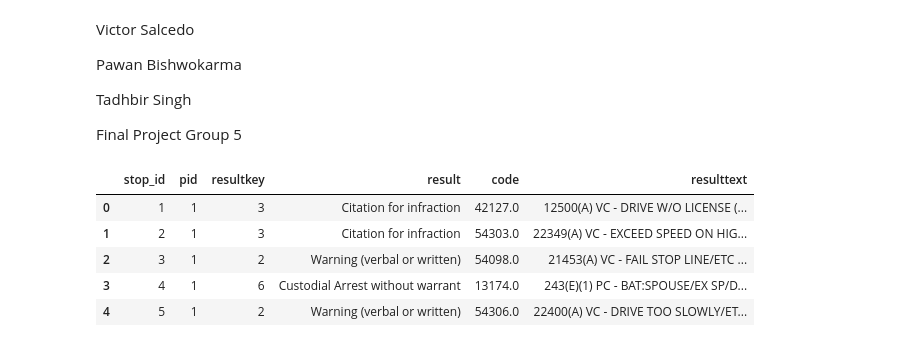
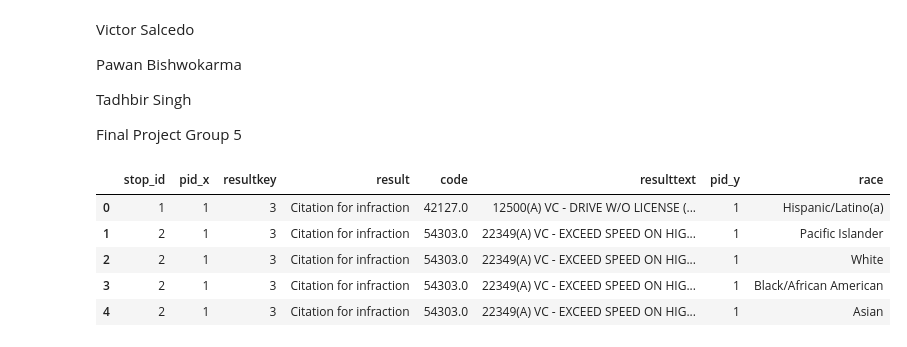
Before and after one commit to logicpro09/group5, a Jupyter notebook: Final_Project_Group5.ipynb, the cells around one changed output. Saved outputs shown, nothing was run; the diff lists cells and outputs as text; code cells hidden in the pictures.

```diff
--- a/Final_Project_Group5.ipynb
+++ b/Final_Project_Group5.ipynb
@@ -16,14 +16,15 @@ import numpy as np
 import warnings
 warnings.filterwarnings('ignore')
 # %%
-# load dataset
-url = 'https://seshat.datasd.org/police_ripa_stop_result/ripa_stop_result_datasd.csv?accessType=DOWNLOAD'
-df = pd.read_csv(url)
-df.head()
+stops_df = pd.read_csv('https://seshat.datasd.org/police_ripa_stop_result/ripa_stop_result_datasd.csv?accessType=DOWNLOAD')
+race_df = pd.read_csv('https://seshat.datasd.org/police_ripa_race/ripa_race_datasd.csv?accessType=DOWNLOAD')
-# %% [output]
-|  | stop_id | pid | resultkey | result | code | resulttext |
-| 0 | 1 | 1 | 3 | Citation for infraction | 42127.0 | 12500(A) VC - DRIVE W/O LICENSE (... |
-| 1 | 2 | 1 | 3 | Citation for infraction | 54303.0 | 22349(A) VC - EXCEED SPEED ON HIG... |
-| 2 | 3 | 1 | 2 | Warning (verbal or written) | 54098.0 | 21453(A) VC - FAIL STOP LINE/ETC ... |
-| 3 | 4 | 1 | 6 | Custodial Arrest without warrant | 13174.0 | 243(E)(1) PC - BAT:SPOUSE/EX SP/D... |
-| 4 | 5 | 1 | 2 | Warning (verbal or written) | 54306.0 | 22400(A) VC - DRIVE TOO SLOWLY/ET... |
+# %%
+combined_df = pd.merge(stops_df, race_df, on='stop_id')
+combined_df.head()
+# %% [output]
+|  | stop_id | pid_x | resultkey | result | code | resulttext | pid_y | race |
+| 0 | 1 | 1 | 3 | Citation for infraction | 42127.0 | 12500(A) VC - DRIVE W/O LICENSE (... | 1 | Hispanic/Latino(a) |
+| 1 | 2 | 1 | 3 | Citation for infraction | 54303.0 | 22349(A) VC - EXCEED SPEED ON HIG... | 1 | Pacific Islander |
+| 2 | 2 | 1 | 3 | Citation for infraction | 54303.0 | 22349(A) VC - EXCEED SPEED ON HIG... | 1 | White |
+| 3 | 2 | 1 | 3 | Citation for infraction | 54303.0 | 22349(A) VC - EXCEED SPEED ON HIG... | 1 | Black/African American |
+| 4 | 2 | 1 | 3 | Citation for infraction | 54303.0 | 22349(A) VC - EXCEED SPEED ON HIG... | 1 | Asian |
```
Also changed, not shown: parts of 11 cells of this notebook.
